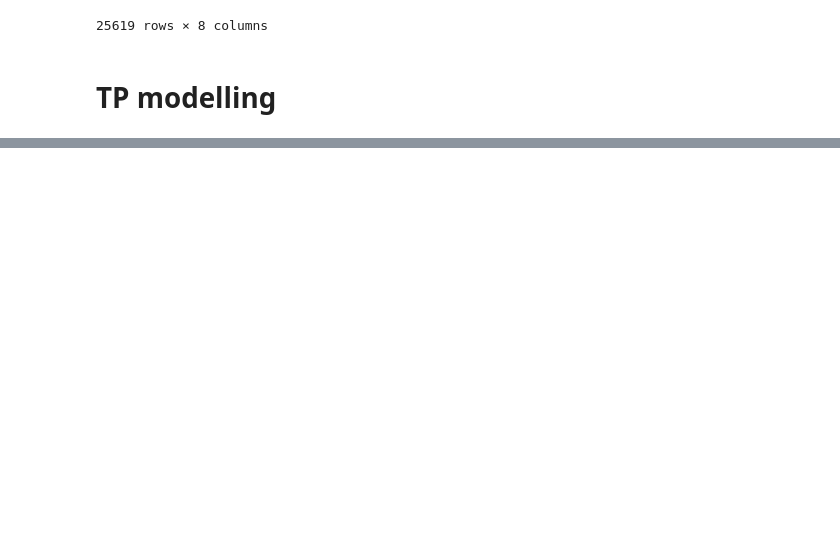
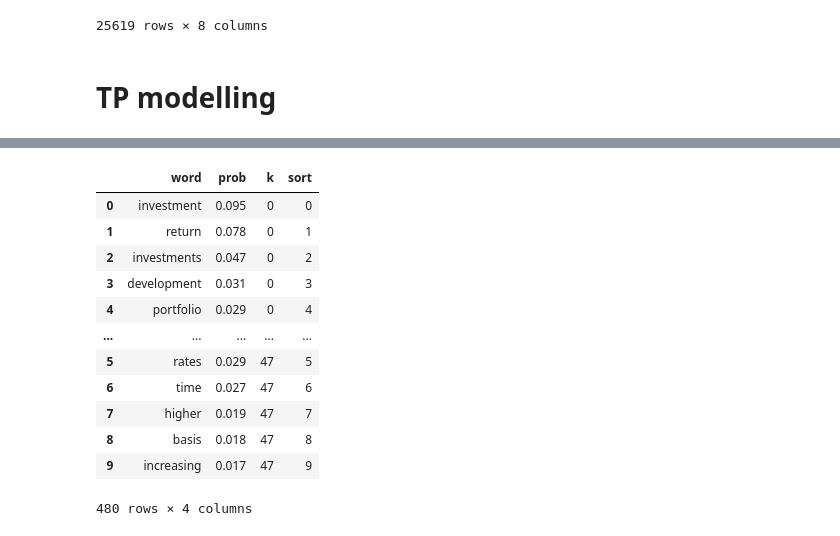
Before and after one commit to BoE-ARP-Bayes-MSc-BA/BoE_ARP_test01, a Jupyter notebook: BoE_Present_Model/model.ipynb, the cells around one changed output, grey strips where cells are left out. Drawn from its saved outputs; the diff is of its cells as text; code cells hidden in the pictures; blank space fills up the shorter version.

```diff
--- a/BoE_Present_Model/model.ipynb
+++ b/BoE_Present_Model/model.ipynb
@@ -508,2 +510,5 @@ model_df
 # %% [markdown]
 # TP modelling
+# %%
+# import the csv file
+model_df = pd.read_csv('model_df.csv')
@@ -509,0 +717,42 @@ model_df
+# %%
+# choose the topic for 48
+# Hence, we train our best fit model.
+best_mdl = tp.LDAModel(k=48, corpus=corpus)
+for i in range(0, 100, 10):
+    best_mdl.train(10)
+    # print("Iteration: {}\tLog-likelihood: {}".format(i, best_mdl.ll_per_word))
+# Using the ‘get_topic_words’ attribute,
+# we retrieve the topic-to-word probabilities,
+# a key outcome of topic modeling. The estimated probabilities are arranged into a Pandas DF.
+# 使用“get_topic_words”屬性，我們可以取得主題到詞彙概率的預測，這是主題建模的一個重要結果。
+wt = pd.DataFrame()
+for k in range(best_mdl.k):
+    words, probs = [], []
+    for word, prob in best_mdl.get_topic_words(k):
+        words.append(word)
+        probs.append(prob)
+    tmp = pd.DataFrame(
+        {
+            "word": words,
+            "prob": np.round(probs, 3),
+            "k": np.repeat(k, len(words)),
+            "sort": np.arange(0, len(words)),
+        }
+    )
+    wt = pd.concat([wt, tmp], ignore_index=False)
+    del tmp
+wt #.head(1).T
+# %% [output]
+|  | word | prob | k | sort |
+| 0 | investment | 0.095 | 0 | 0 |
+| 1 | return | 0.078 | 0 | 1 |
+| 2 | investments | 0.047 | 0 | 2 |
+| 3 | development | 0.031 | 0 | 3 |
+| 4 | portfolio | 0.029 | 0 | 4 |
+| ... | ... | ... | ... | ... |
+| 5 | rates | 0.029 | 47 | 5 |
+| 6 | time | 0.027 | 47 | 6 |
+| 7 | higher | 0.019 | 47 | 7 |
+| 8 | basis | 0.018 | 47 | 8 |
+| 9 | increasing | 0.017 | 47 | 9 |
+480 rows × 4 columns
```
Also changed, not shown: parts of 11 cells of this notebook, 2 other files.
